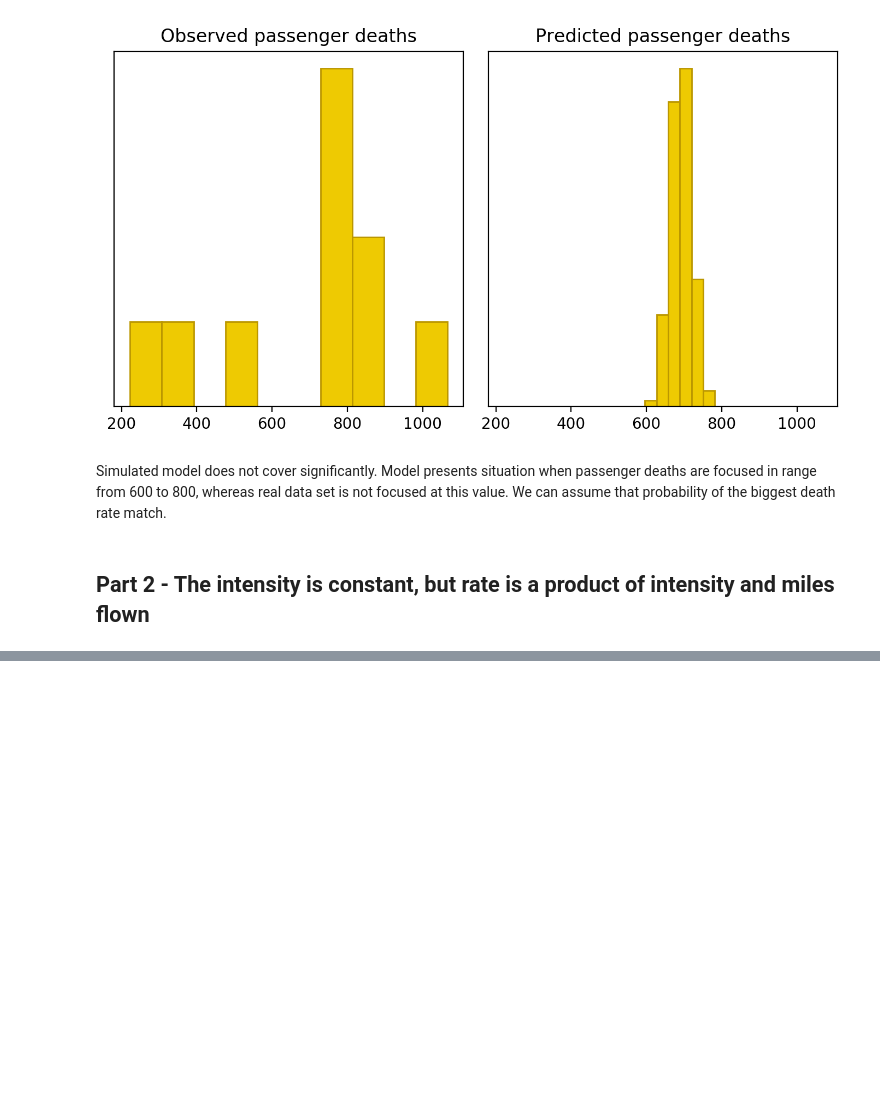
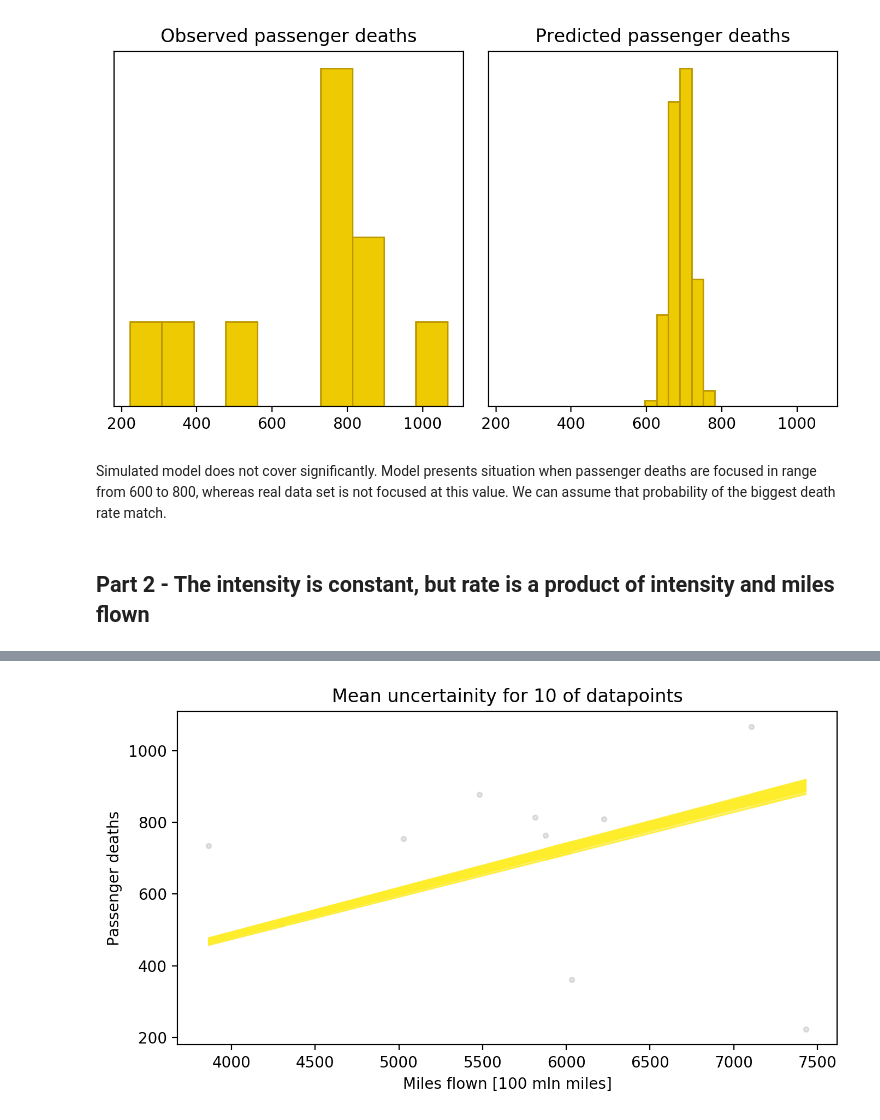
Before and after one commit to hmilanowski/CPS_DA, a Jupyter notebook: Lab_04.ipynb, the cells around one changed output, grey strips where cells are left out. Saved outputs shown, nothing was run; the diff lists cells and outputs as text; code cells hidden in the pictures; blank space fills up the shorter version.

```diff
--- a/Lab_04.ipynb
+++ b/Lab_04.ipynb
@@ -175,0 +240,2 @@ Simulated model does not cover significantly. Model presents situation when pass
+# %%
+model_rate_fit = stan_utility.compile_model('stan_model/passenger_rate_fit.stan')
@@ -175,0 +244,11 @@ Simulated model does not cover significantly. Model presents situation when pass
+# %%
+data_fit=dict(N=len(airline_data),
+              deaths=airline_data['Passenger deaths'],
+              Miles=airline_data['Miles flown [100 mln miles]'])
+
+rate_fit=model_rate_fit.sampling(data=data_fit, seed=43541)
+# %%
+params_rate_fit=rate_fit.extract()
+beta_rate_fit=params_rate_fit['beta']
+lambda_rate_fit=params_rate_fit['lambda']
+deaths_rate_pred=params_rate_fit['death']
@@ -175,0 +273,16 @@ Simulated model does not cover significantly. Model presents situation when pass
+# %%
+fig, axes = plt.subplots(1,1, figsize=(7, 4),sharey=True,sharex=True)
+for i in range(100):
+    axes.plot(airline_data['Miles flown [100 mln miles]'],
+              beta_rate_fit[i]*airline_data['Miles flown [100 mln miles]'],
+              color=mid,
+              alpha=0.5,
+              linewidth=0.5)
+axes.scatter(airline_data['Miles flown [100 mln miles]'],airline_data['Passenger deaths'],color='black',alpha=0.1,s=10)
+axes.set_ylabel('Passenger deaths')
+axes.set_xlabel('Miles flown [100 mln miles]')
+axes.set_title('Mean uncertainity for {} of datapoints'.format(len(airline_data)))
+fig.tight_layout()
+plt.show()
+# %% [output]
+[figure, added]
```
Also changed, not shown: parts of 14 cells of this notebook, 5 other files.
